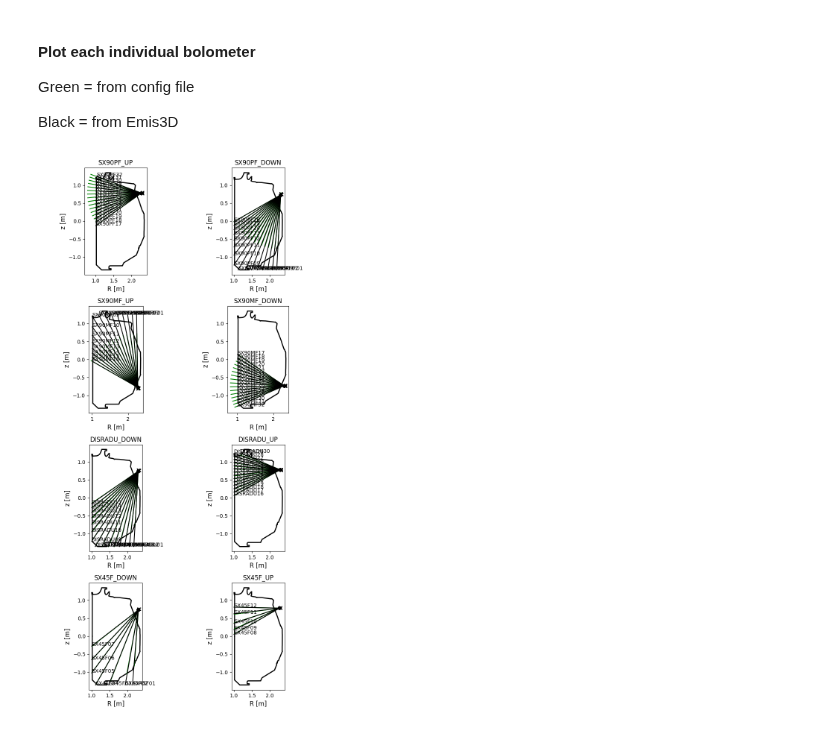
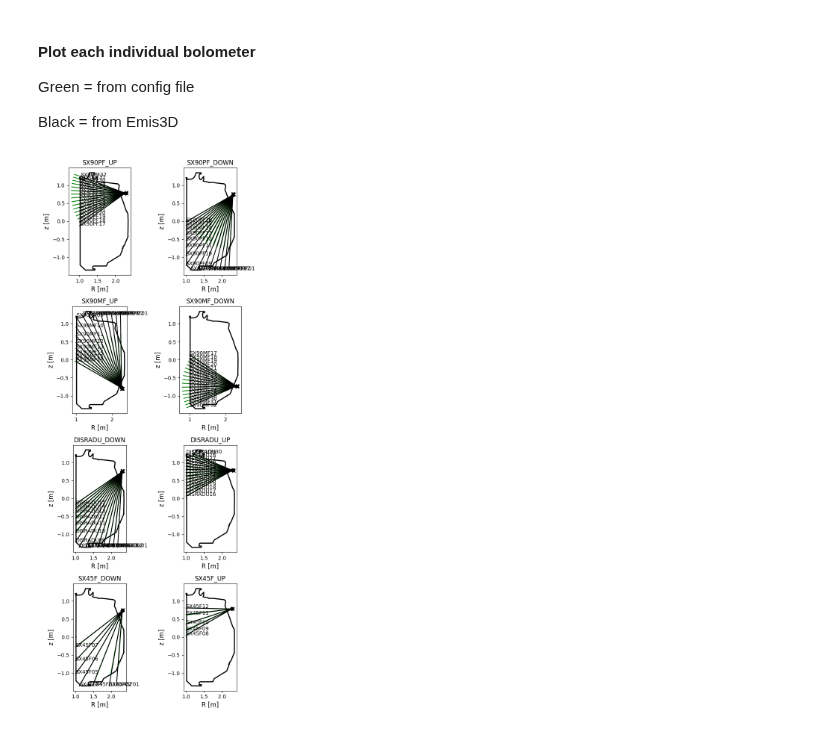
Before and after one commit to ORNL-Fusion/Emis3D, a Jupyter notebook: examples/sxrChords/sxrChordPlotter.ipynb, the cells around one changed output. Saved outputs shown, nothing was run; the diff lists cells and outputs as text; code cells hidden in the pictures.

```diff
--- a/examples/sxrChords/sxrChordPlotter.ipynb
+++ b/examples/sxrChords/sxrChordPlotter.ipynb
@@ -59,34 +59,34 @@ Black = from Emis3D
 # %%
 num_figs = len(tok.bolometers)
 num_rows = int(np.ceil(num_figs / 4))
-f = plt.figure(figsize=(8, 15))
+f = plt.figure(figsize=(6, 15))
 for ii, bolo in enumerate(tok.bolometers):
 
     f_ = f.add_subplot(int(num_figs / num_rows),2, ii + 1)
 
     tok._plot_first_wall(f_)
     if "r0" in bolo.info:
         r0, z0, rf, zf = (
             bolo.info["r0"],
             bolo.info["z0"],
             bolo.info["rf"],
             bolo.info["zf"],
         )
         f_.plot([r0, rf], [z0, zf], color="green")
     for foil in bolo.bolometer_camera:
         slit_centre = foil.slit.centre_point
         slit_centre_rz = point3d_to_rz(slit_centre)
         f_.plot(slit_centre_rz[0], slit_centre_rz[1], "ko")
         origin, hit, _ = foil.trace_sightline()
         centre_rz = point3d_to_rz(foil.centre_point)
         f_.plot(centre_rz[0], centre_rz[1], "kx")
         origin_rz = point3d_to_rz(origin)
         hit_rz = point3d_to_rz(hit)
         f_.plot([origin_rz[0], hit_rz[0]], [origin_rz[1], hit_rz[1]], "k")
         f_.text(hit_rz[0], hit_rz[1], foil.name)
     f_.set_title(bolo.name)
 
 plt.tight_layout()
 plt.show()
 # %% [output]
-[figure, old version]
+[figure, new version]
```
Also changed, not shown: 8 other files.
